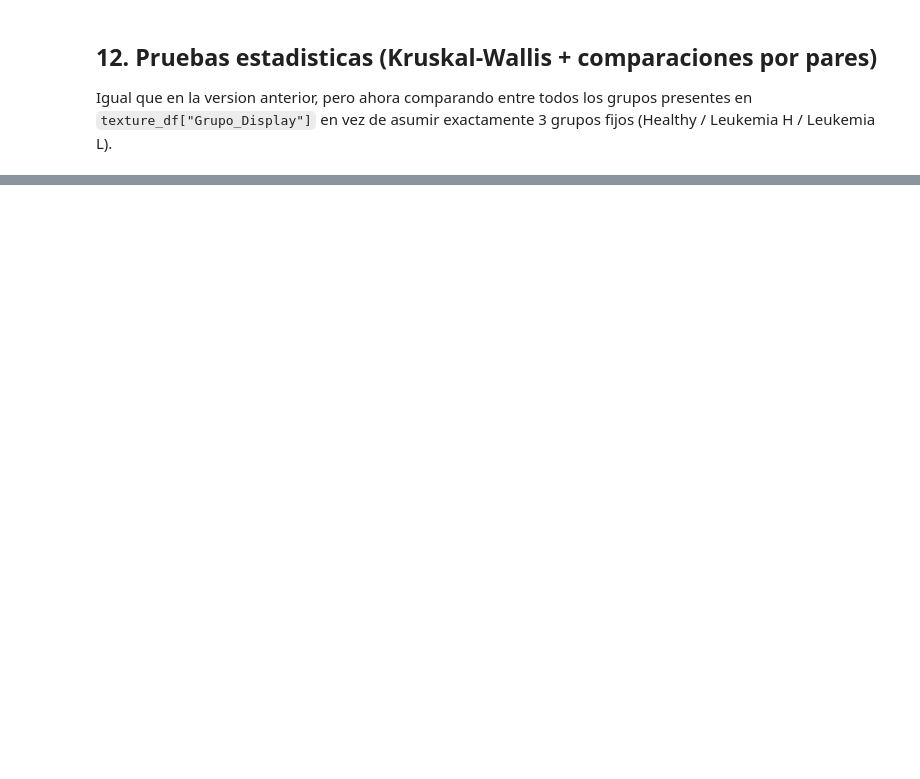
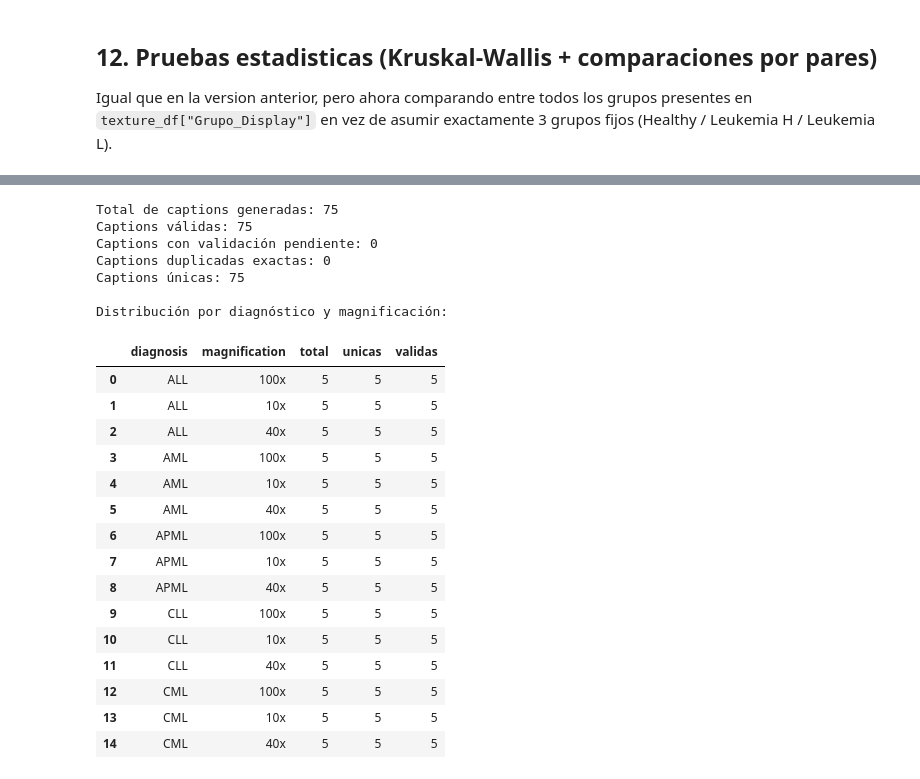
Before and after one commit to Karincrisis/TT, a Jupyter notebook: notebooks/EDA_Leukemia_FastVLM_.ipynb, the cells around one changed output, grey strips where cells are left out. Drawn from its saved outputs; the diff is of its cells as text; code cells hidden in the pictures; blank space fills up the shorter version.

```diff
--- a/notebooks/EDA_Leukemia_FastVLM_.ipynb
+++ b/notebooks/EDA_Leukemia_FastVLM_.ipynb
@@ -889,0 +4348,74 @@ else:
+# %%
+# ============================================================
+# Unificación y validación global del banco LeukemiaAttri
+# ============================================================
+
+df_banco_leukemia = pd.concat(
+    [
+        df_banco_all,
+        df_banco_aml,
+        df_banco_apml,
+        df_banco_cll,
+        df_banco_cml
+    ],
+    ignore_index=True
+)
+
+print("Total de captions generadas:", len(df_banco_leukemia))
+print(
+    "Captions válidas:",
+    df_banco_leukemia["valida"].sum()
+)
+print(
+    "Captions con validación pendiente:",
+    (~df_banco_leukemia["valida"]).sum()
+)
+
+print(
+    "Captions duplicadas exactas:",
+    df_banco_leukemia["caption"].duplicated().sum()
+)
+
+print(
+    "Captions únicas:",
+    df_banco_leukemia["caption"].nunique()
+)
+
+print("\nDistribución por diagnóstico y magnificación:")
+
+resumen_banco = (
+    df_banco_leukemia
+    .groupby(["diagnosis", "magnification"])
+    .agg(
+        total=("caption", "size"),
+        unicas=("caption", "nunique"),
+        validas=("valida", "sum")
+    )
+    .reset_index()
+)
+
+display(resumen_banco)
+# %% [output]
+Total de captions generadas: 75
+Captions válidas: 75
+Captions con validación pendiente: 0
+Captions duplicadas exactas: 0
+Captions únicas: 75
+
+Distribución por diagnóstico y magnificación:
+|  | diagnosis | magnification | total | unicas | validas |
+| 0 | ALL | 100x | 5 | 5 | 5 |
+| 1 | ALL | 10x | 5 | 5 | 5 |
+| 2 | ALL | 40x | 5 | 5 | 5 |
+| 3 | AML | 100x | 5 | 5 | 5 |
+| 4 | AML | 10x | 5 | 5 | 5 |
+| 5 | AML | 40x | 5 | 5 | 5 |
+| 6 | APML | 100x | 5 | 5 | 5 |
+| 7 | APML | 10x | 5 | 5 | 5 |
+| 8 | APML | 40x | 5 | 5 | 5 |
+| 9 | CLL | 100x | 5 | 5 | 5 |
+| 10 | CLL | 10x | 5 | 5 | 5 |
+| 11 | CLL | 40x | 5 | 5 | 5 |
+| 12 | CML | 100x | 5 | 5 | 5 |
+| 13 | CML | 10x | 5 | 5 | 5 |
+| 14 | CML | 40x | 5 | 5 | 5 |
```
Also changed, not shown: parts of 136 cells of this notebook, 1 other file.
